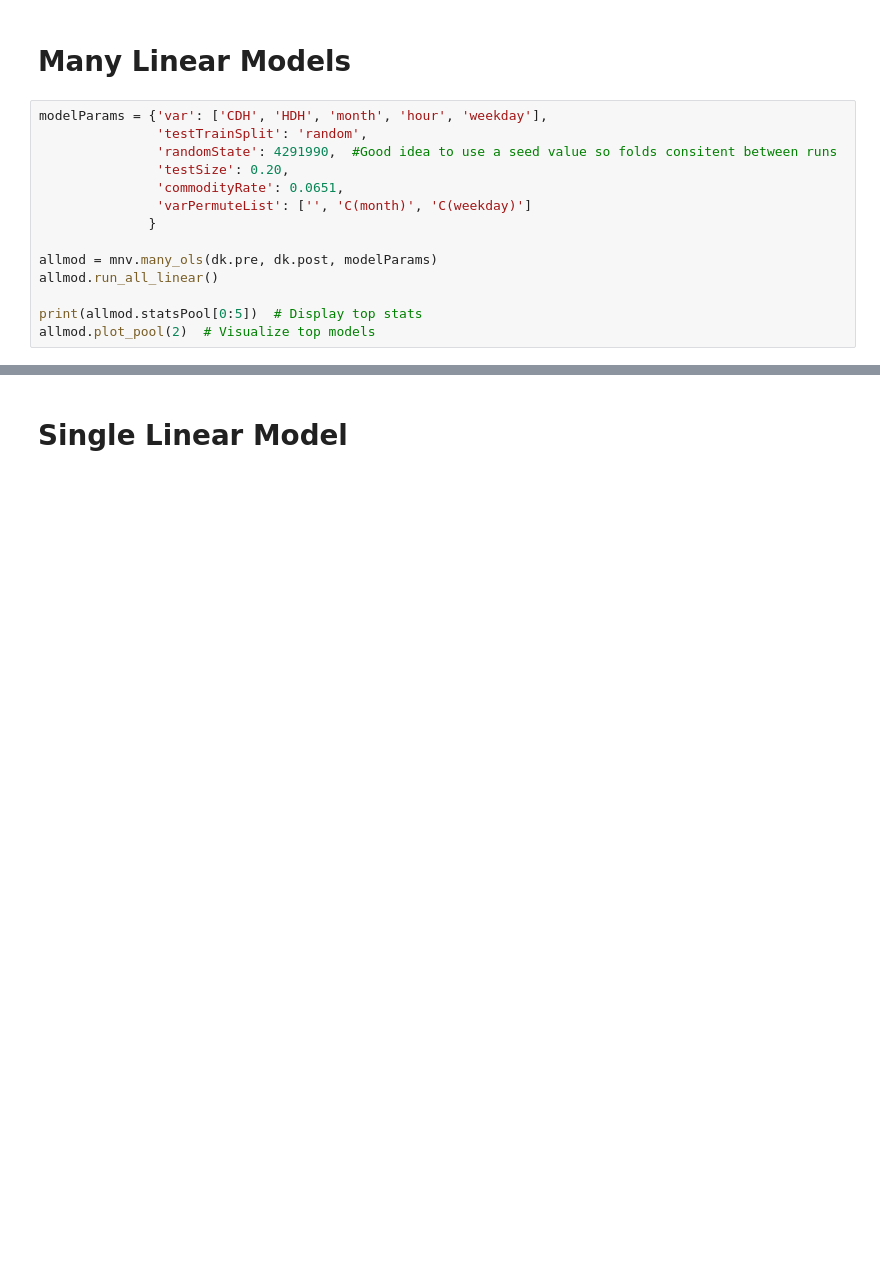
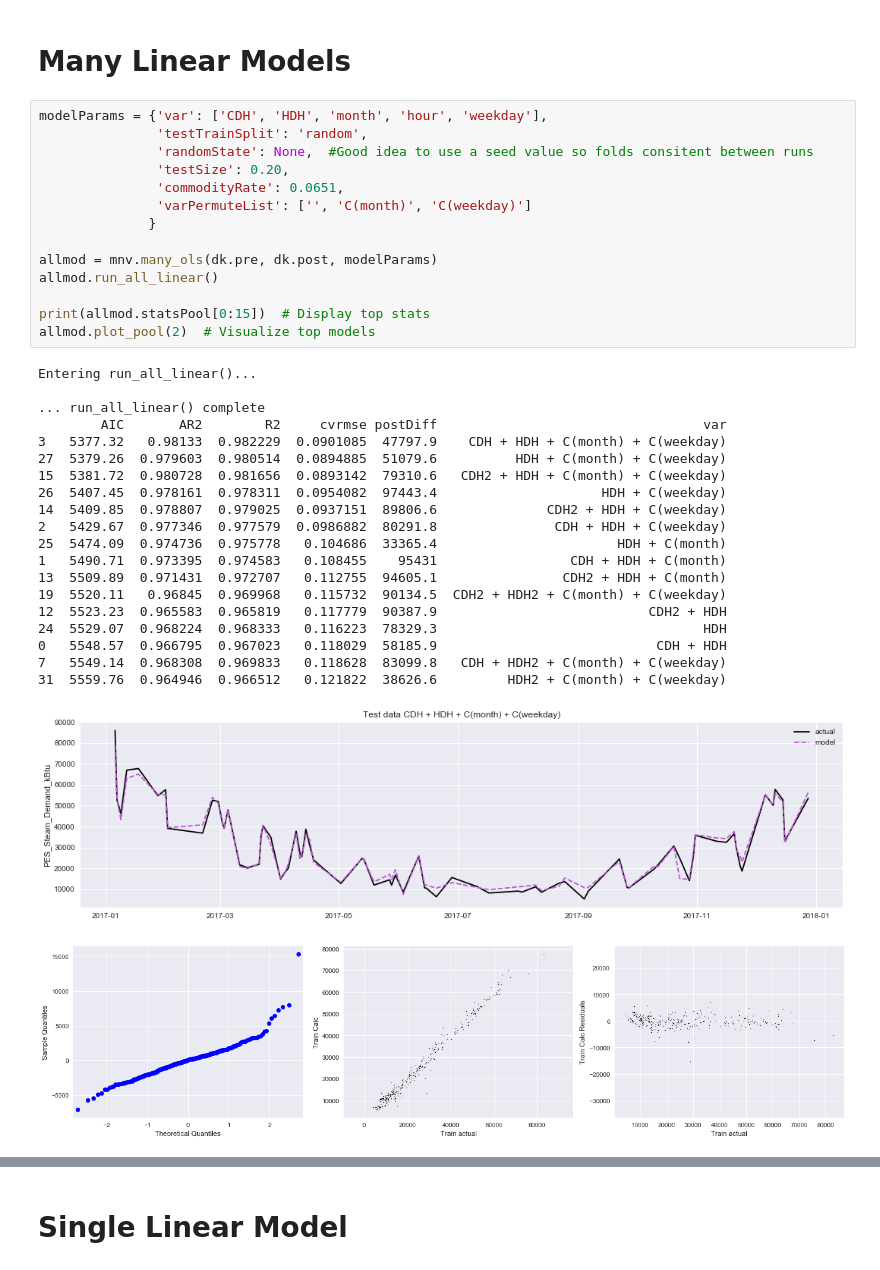
Before and after one commit to Ckoshnick/MnV-Tool, a Jupyter notebook: MnV Template Notebook.ipynb, the cells around one changed output, grey strips where cells are left out. Cells and saved outputs as stored; diff of their text form; blank space fills up the shorter version.

```diff
--- a/MnV Template Notebook.ipynb
+++ b/MnV Template Notebook.ipynb
@@ -64,14 +79,36 @@ dk._pre_post_plot()
 # %%
 modelParams = {'var': ['CDH', 'HDH', 'month', 'hour', 'weekday'],
                'testTrainSplit': 'random',
-               'randomState': 4291990,  #Good idea to use a seed value so folds consitent between runs
+               'randomState': None,  #Good idea to use a seed value so folds consitent between runs
                'testSize': 0.20,
                'commodityRate': 0.0651,
                'varPermuteList': ['', 'C(month)', 'C(weekday)']
               }
 
 allmod = mnv.many_ols(dk.pre, dk.post, modelParams)
 allmod.run_all_linear()
 
-print(allmod.statsPool[0:5])  # Display top stats
+print(allmod.statsPool[0:15])  # Display top stats
 allmod.plot_pool(2)  # Visualize top models
+# %% [output]
+Entering run_all_linear()...
+
+... run_all_linear() complete
+        AIC       AR2        R2     cvrmse postDiff                                  var
+3   5377.32   0.98133  0.982229  0.0901085  47797.9    CDH + HDH + C(month) + C(weekday)
+27  5379.26  0.979603  0.980514  0.0894885  51079.6          HDH + C(month) + C(weekday)
+15  5381.72  0.980728  0.981656  0.0893142  79310.6   CDH2 + HDH + C(month) + C(weekday)
+26  5407.45  0.978161  0.978311  0.0954082  97443.4                     HDH + C(weekday)
+14  5409.85  0.978807  0.979025  0.0937151  89806.6              CDH2 + HDH + C(weekday)
+2   5429.67  0.977346  0.977579  0.0986882  80291.8               CDH + HDH + C(weekday)
+25  5474.09  0.974736  0.975778   0.104686  33365.4                       HDH + C(month)
+1   5490.71  0.973395  0.974583   0.108455    95431                 CDH + HDH + C(month)
+13  5509.89  0.971431  0.972707   0.112755  94605.1                CDH2 + HDH + C(month)
+19  5520.11   0.96845  0.969968   0.115732  90134.5  CDH2 + HDH2 + C(month) + C(weekday)
+12  5523.23  0.965583  0.965819   0.117779  90387.9                           CDH2 + HDH
+24  5529.07  0.968224  0.968333   0.116223  78329.3                                  HDH
+0   5548.57  0.966795  0.967023   0.118029  58185.9                            CDH + HDH
+7   5549.14  0.968308  0.969833   0.118628  83099.8   CDH + HDH2 + C(month) + C(weekday)
+31  5559.76  0.964946  0.966512   0.121822  38626.6         HDH2 + C(month) + C(weekday)
+[figure, added]
+[figure, added]
```
Also changed, not shown: parts of 9 cells of this notebook, 1 other file.
